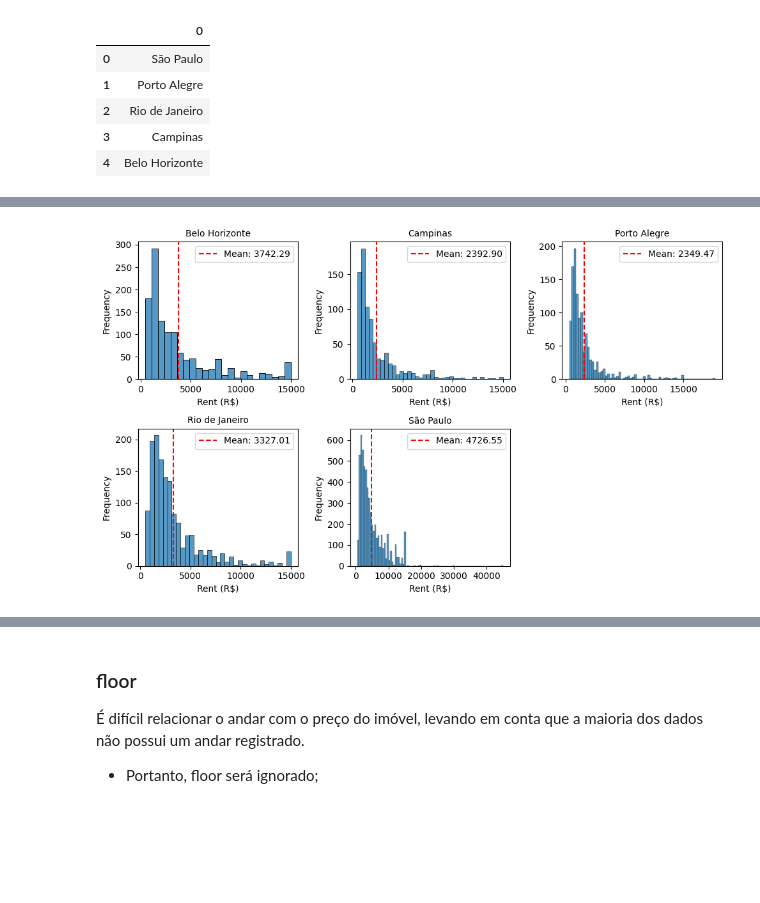
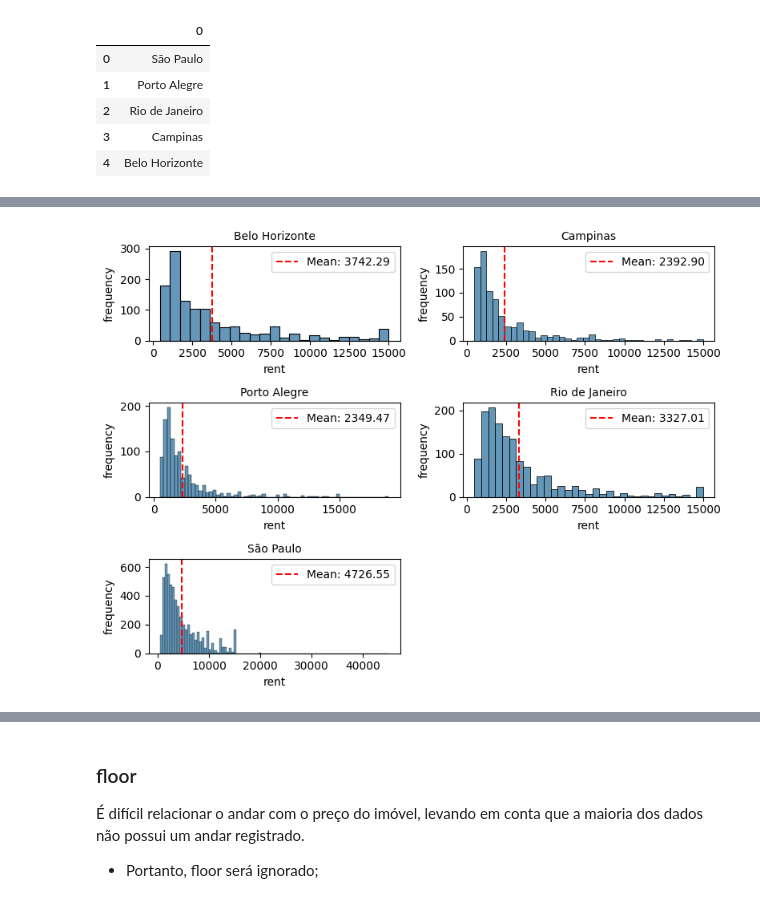
Before and after one commit to ArthurCorbellini/property_prediction_ann, a Jupyter notebook: src/data/data_analysis.ipynb, the cells around one changed output, grey strips where cells are left out. Saved outputs shown, nothing was run; the diff lists cells and outputs as text; code cells hidden in the pictures; blank space fills up the shorter version.

Commit message:
more graphs and a improvements

```diff
--- a/src/data/data_analysis.ipynb
+++ b/src/data/data_analysis.ipynb
@@ -290,38 +326,35 @@ g.set_titles('City: {col_name}')
 # %%
 import matplotlib.pyplot as plt
 import seaborn as sns
 
 # Dividir os dados em grupos com base na coluna 'city'
 city_groups = df.groupby('city')
 
 # Configurar o layout dos gráficos
-fig = plt.figure(figsize=(10, 6))
-grid = plt.GridSpec(2, 3)
+fig = plt.figure(figsize=(8, 6))
+grid = plt.GridSpec(3,2)
 
 for i, (city, data) in enumerate(city_groups):
     # Calcule a posição do subplot com base no índice i
-    if i < 3:
-        ax = plt.Subplot(fig, grid[0, i])
-    else:
-        ax = plt.Subplot(fig, grid[1, i - 3])
+    ax = plt.Subplot(fig, grid[i // 2, i % 2])
 
     fig.add_subplot(ax)
 
     # Crie o histograma
-    sns.histplot(data['rent'], ax=ax)
+    sns.histplot(data['rent'], ax=ax, color='#3274A1')
 
     # Calcule a média de 'rent' para a cidade atual
     mean_rent = data['rent'].mean()
 
     # Adicione a linha vermelha tracejada para a média
     ax.axvline(mean_rent, color='red', linestyle='--', label=f'Mean: {mean_rent:.2f}')
 
-    ax.set_xlabel('Rent (R$)')
-    ax.set_ylabel('Frequency')
+    ax.set_xlabel('rent')
+    ax.set_ylabel('frequency')
     ax.set_title(f'{city}', fontsize=10)
     ax.legend()
 
 plt.tight_layout()
 plt.show()
 # %% [output]
-[figure, old version]
+[figure, new version]
```
Also changed, not shown: parts of 16 cells of this notebook, 4 other files.
